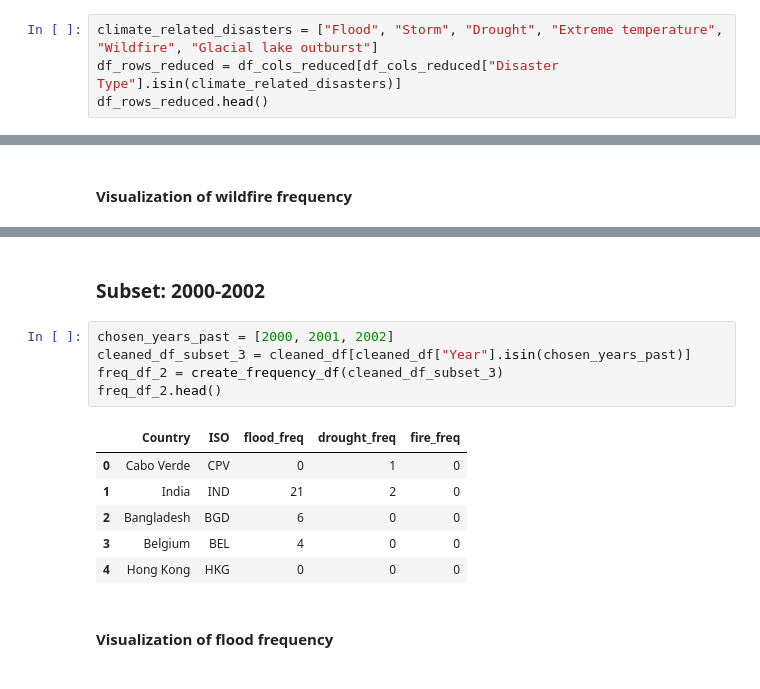
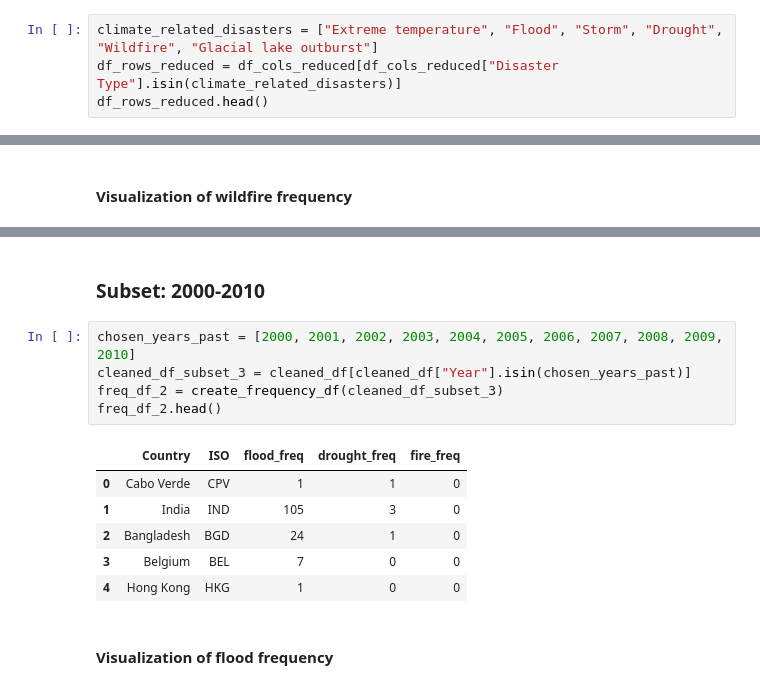
Before and after one commit to NLSanyu/CA682-Data-Visualization, a Jupyter notebook: EM-DAT Data Exploration.ipynb, the cells around one changed output, grey strips where cells are left out. Saved outputs shown, nothing was run; the diff lists cells and outputs as text.

```diff
--- a/EM-DAT Data Exploration.ipynb
+++ b/EM-DAT Data Exploration.ipynb
@@ -167,5 +168,5 @@ dtype: int64
 # %%
-climate_related_disasters = ["Flood", "Storm", "Drought", "Extreme temperature", "Wildfire", "Glacial lake outburst"]
+climate_related_disasters = ["Extreme temperature", "Flood", "Storm", "Drought", "Wildfire", "Glacial lake outburst"]
 df_rows_reduced = df_cols_reduced[df_cols_reduced["Disaster Type"].isin(climate_related_disasters)]
 df_rows_reduced.head()
 # %% [output]
@@ -661,19 +591,19 @@ fig.show()
 # %% [output]
 [interactive output not drawn]
 # %% [markdown]
-### Subset: 2000-2002
+### Subset: 2000-2010
 # %%
-chosen_years_past = [2000, 2001, 2002]
+chosen_years_past = [2000, 2001, 2002, 2003, 2004, 2005, 2006, 2007, 2008, 2009, 2010]
 cleaned_df_subset_3 = cleaned_df[cleaned_df["Year"].isin(chosen_years_past)]
 freq_df_2 = create_frequency_df(cleaned_df_subset_3)
 freq_df_2.head()
 # %% [output]
 |  | Country | ISO | flood_freq | drought_freq | fire_freq |
-| 0 | Cabo Verde | CPV | 0 | 1 | 0 |
-| 1 | India | IND | 21 | 2 | 0 |
-| 2 | Bangladesh | BGD | 6 | 0 | 0 |
-| 3 | Belgium | BEL | 4 | 0 | 0 |
-| 4 | Hong Kong | HKG | 0 | 0 | 0 |
+| 0 | Cabo Verde | CPV | 1 | 1 | 0 |
+| 1 | India | IND | 105 | 3 | 0 |
+| 2 | Bangladesh | BGD | 24 | 1 | 0 |
+| 3 | Belgium | BEL | 7 | 0 | 0 |
+| 4 | Hong Kong | HKG | 1 | 0 | 0 |
 # %% [markdown]
 #### Visualization of flood frequency
 # %%
```
Also changed, not shown: parts of 47 cells of this notebook.
